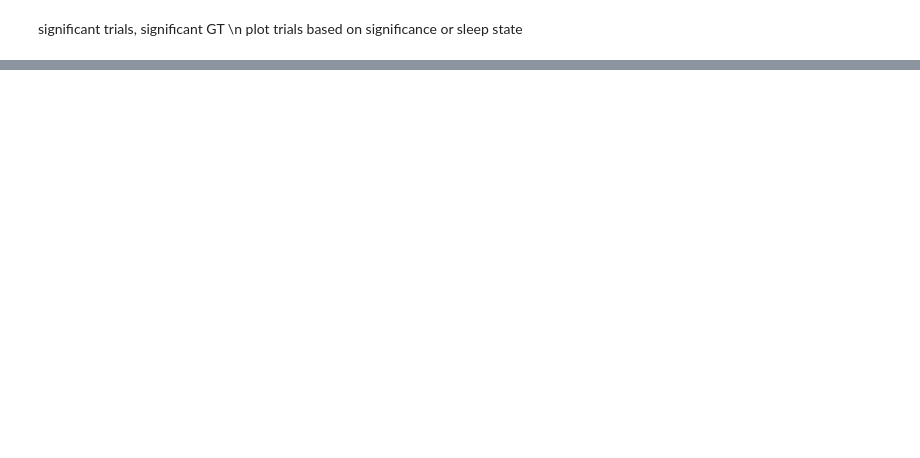
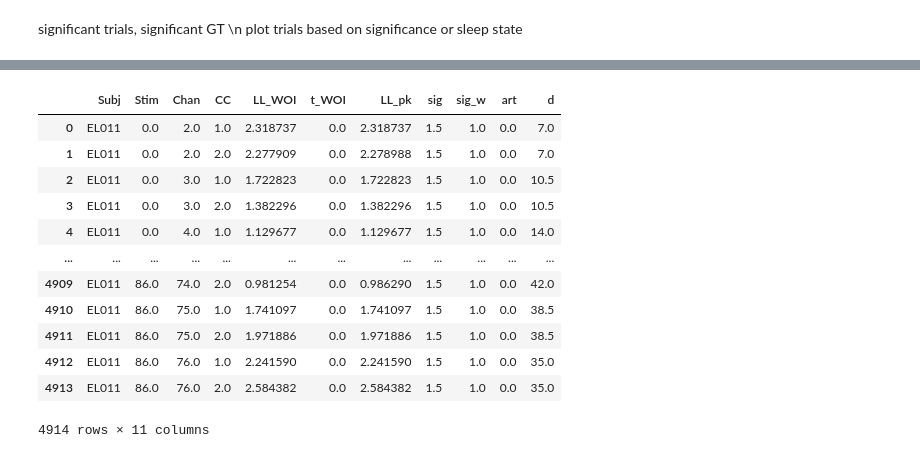
Before and after one commit to vellen23/CCEP_human, a Jupyter notebook: Python_Analysis/EvM/BM_sig_con_pipeline.ipynb, the cells around one changed output, grey strips where cells are left out. Cells and saved outputs as stored; diff of their text form; code cells hidden in the pictures; blank space fills up the shorter version.

```diff
--- a/Python_Analysis/EvM/BM_sig_con_pipeline.ipynb
+++ b/Python_Analysis/EvM/BM_sig_con_pipeline.ipynb
@@ -1856,0 +183,16 @@ def search_sequence_numpy(arr, seq):
+# %%
+CC_summ
+# %% [output]
+|  | Subj | Stim | Chan | CC | LL_WOI | t_WOI | LL_pk | sig | sig_w | art | d |
+| 0 | EL011 | 0.0 | 2.0 | 1.0 | 2.318737 | 0.0 | 2.318737 | 1.5 | 1.0 | 0.0 | 7.0 |
+| 1 | EL011 | 0.0 | 2.0 | 2.0 | 2.277909 | 0.0 | 2.278988 | 1.5 | 1.0 | 0.0 | 7.0 |
+| 2 | EL011 | 0.0 | 3.0 | 1.0 | 1.722823 | 0.0 | 1.722823 | 1.5 | 1.0 | 0.0 | 10.5 |
+| 3 | EL011 | 0.0 | 3.0 | 2.0 | 1.382296 | 0.0 | 1.382296 | 1.5 | 1.0 | 0.0 | 10.5 |
+| 4 | EL011 | 0.0 | 4.0 | 1.0 | 1.129677 | 0.0 | 1.129677 | 1.5 | 1.0 | 0.0 | 14.0 |
+| ... | ... | ... | ... | ... | ... | ... | ... | ... | ... | ... | ... |
+| 4909 | EL011 | 86.0 | 74.0 | 2.0 | 0.981254 | 0.0 | 0.986290 | 1.5 | 1.0 | 0.0 | 42.0 |
+| 4910 | EL011 | 86.0 | 75.0 | 1.0 | 1.741097 | 0.0 | 1.741097 | 1.5 | 1.0 | 0.0 | 38.5 |
+| 4911 | EL011 | 86.0 | 75.0 | 2.0 | 1.971886 | 0.0 | 1.971886 | 1.5 | 1.0 | 0.0 | 38.5 |
+| 4912 | EL011 | 86.0 | 76.0 | 1.0 | 2.241590 | 0.0 | 2.241590 | 1.5 | 1.0 | 0.0 | 35.0 |
+| 4913 | EL011 | 86.0 | 76.0 | 2.0 | 2.584382 | 0.0 | 2.584382 | 1.5 | 1.0 | 0.0 | 35.0 |
+4914 rows × 11 columns
```
Also changed, not shown: parts of 264 cells of this notebook, 21 other files.
